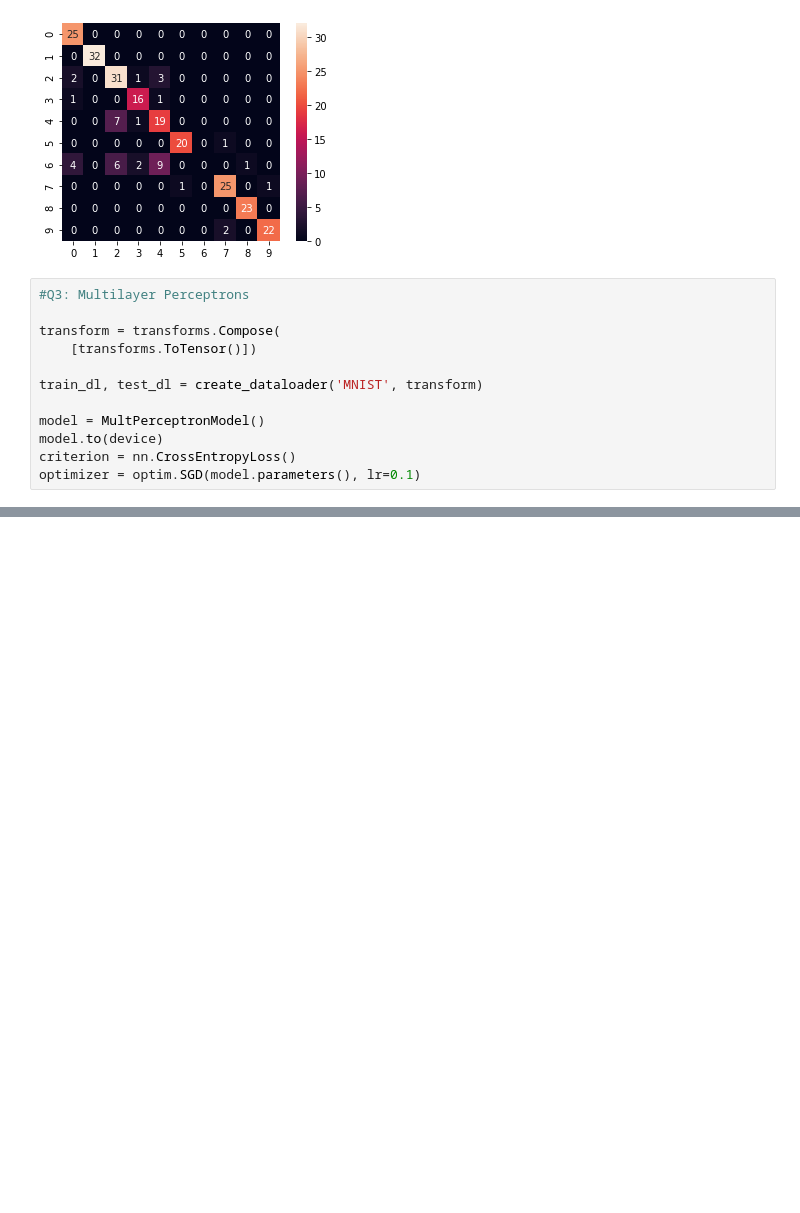
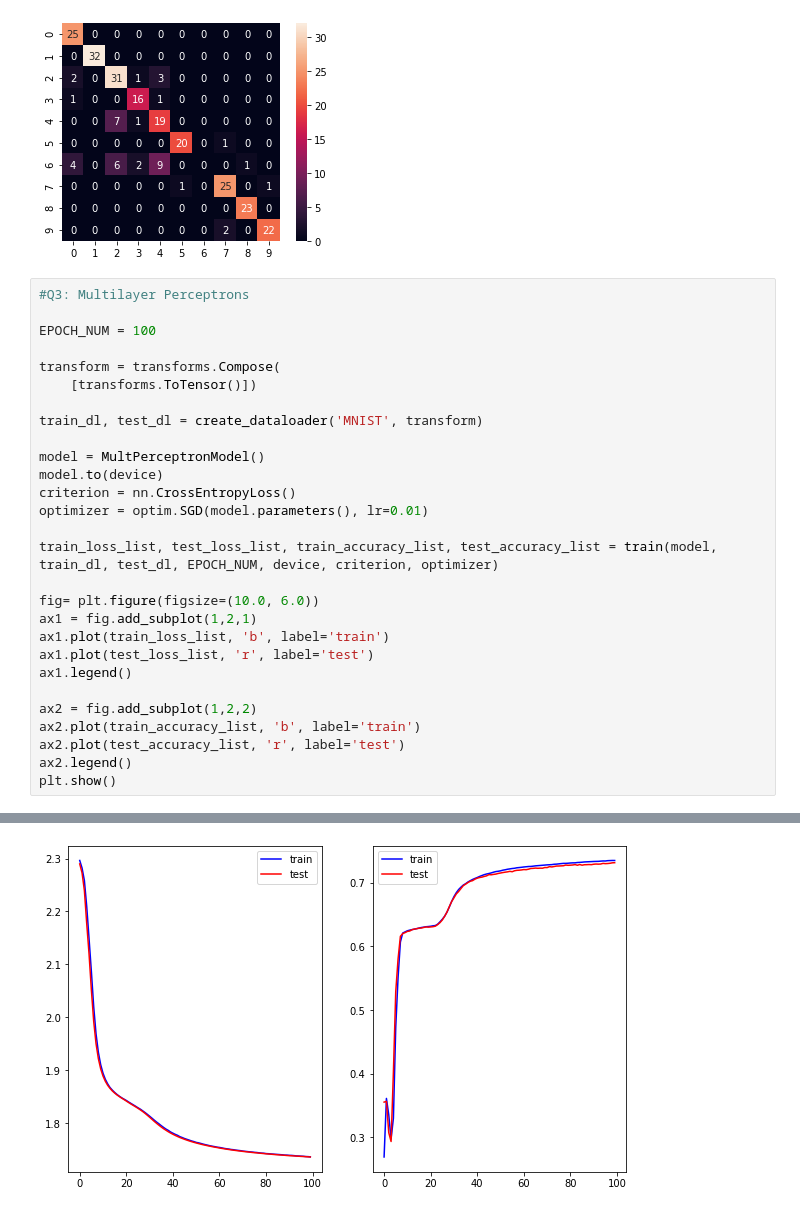
Before and after one commit to kiyalab-tmu/2021-sem1-rinko, a Jupyter notebook: mikisanmktn/chapter03.ipynb, the cells around one changed output, grey strips where cells are left out. Drawn from its saved outputs; the diff is of its cells as text; blank space fills up the shorter version.

```diff
--- a/mikisanmktn/chapter03.ipynb
+++ b/mikisanmktn/chapter03.ipynb
@@ -306,6 +323,8 @@ Please use `tqdm.notebook.tqdm` instead of `tqdm.tqdm_notebook`
 [figure]
 # %%
 #Q3: Multilayer Perceptrons
+
+EPOCH_NUM = 100
 
 transform = transforms.Compose(
     [transforms.ToTensor()])
@@ -315,4 +334,19 @@ train_dl, test_dl = create_dataloader('MNIST', transform)
 model = MultPerceptronModel()
 model.to(device)
 criterion = nn.CrossEntropyLoss()
-optimizer = optim.SGD(model.parameters(), lr=0.1)
+optimizer = optim.SGD(model.parameters(), lr=0.01)
+
+train_loss_list, test_loss_list, train_accuracy_list, test_accuracy_list = train(model, train_dl, test_dl, EPOCH_NUM, device, criterion, optimizer)
+
+fig= plt.figure(figsize=(10.0, 6.0))
+ax1 = fig.add_subplot(1,2,1)
+ax1.plot(train_loss_list, 'b', label='train')
+ax1.plot(test_loss_list, 'r', label='test')
+ax1.legend()
+
+ax2 = fig.add_subplot(1,2,2)
+ax2.plot(train_accuracy_list, 'b', label='train')
+ax2.plot(test_accuracy_list, 'r', label='test')
+ax2.legend()
+plt.show()
+# %% [output]
@@ -318,0 +370 @@ optimizer = optim.SGD(model.parameters(), lr=0.1)
+[figure, added]
```
Also changed, not shown: parts of 6 cells of this notebook.
